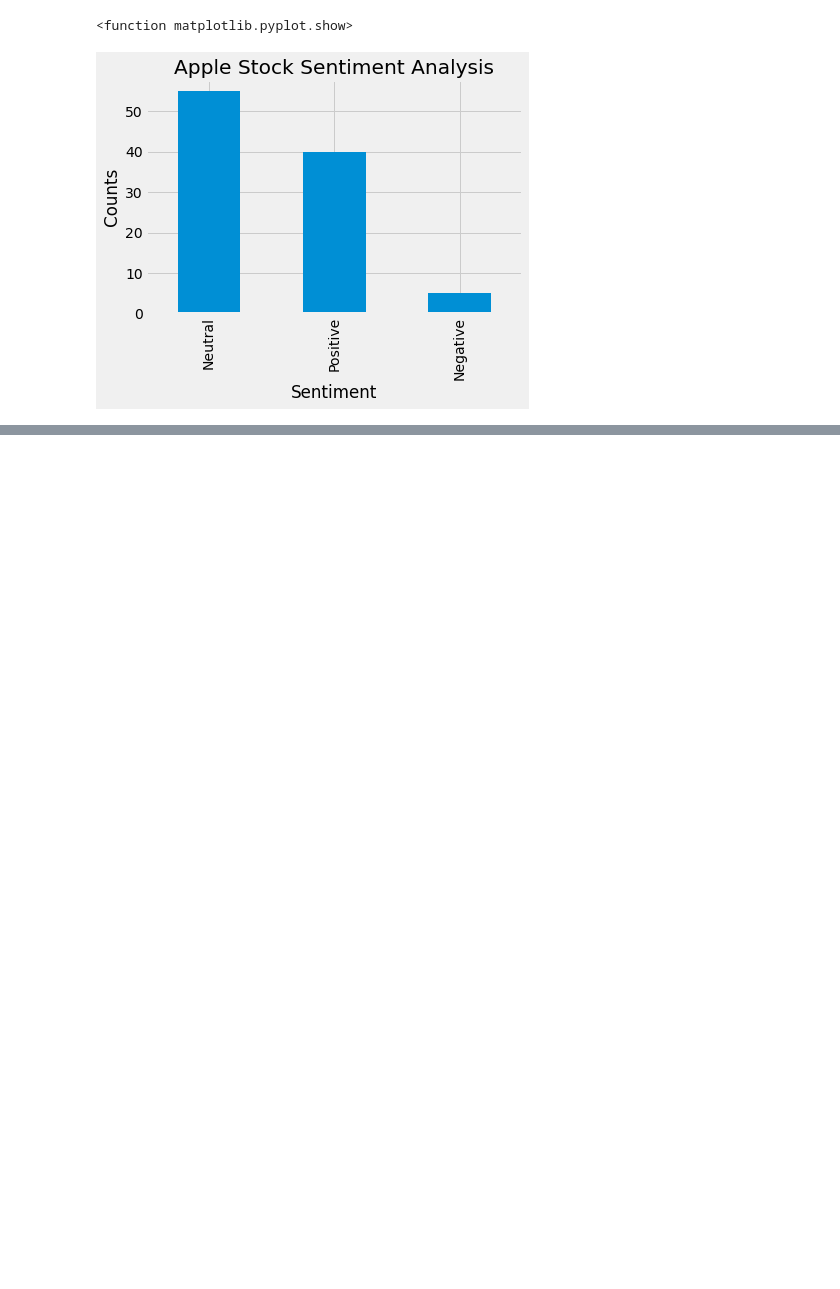
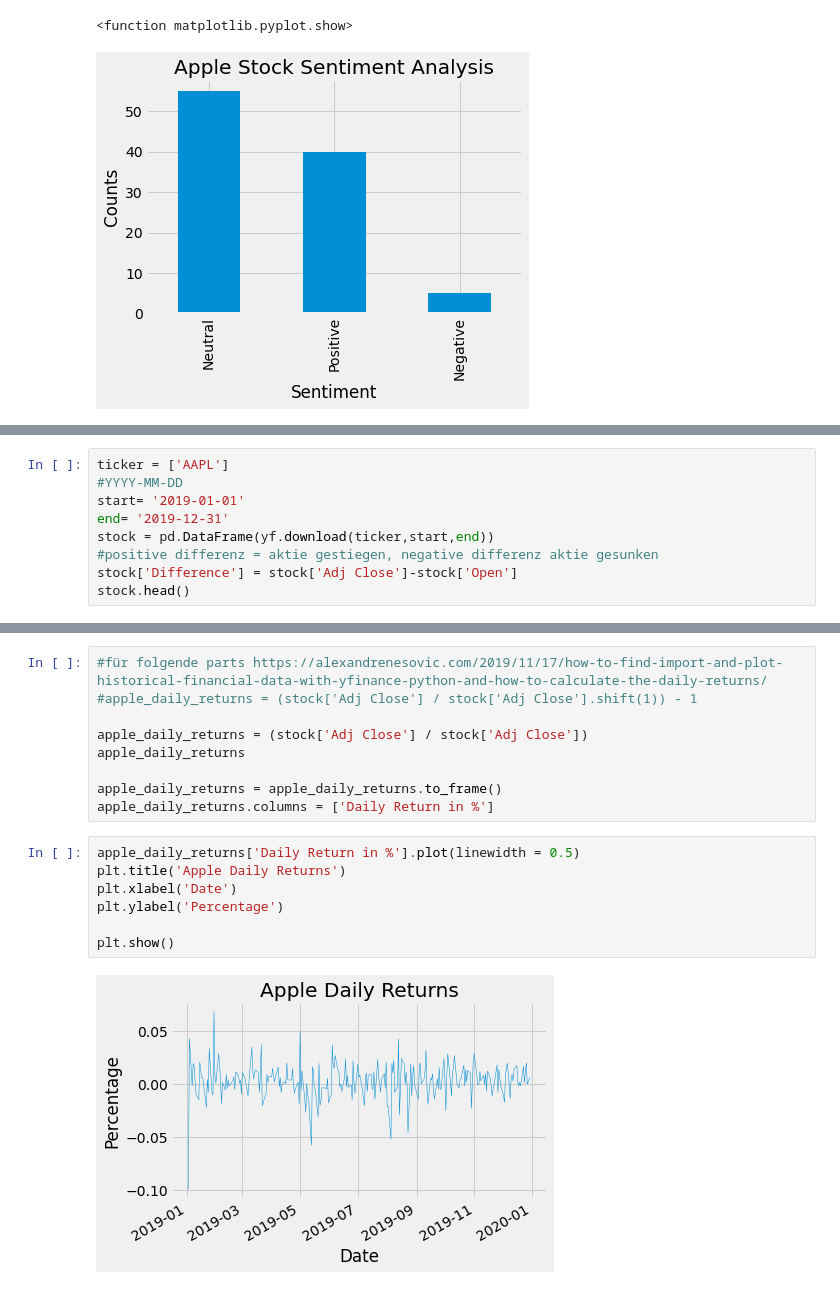
Before and after one commit to marcel1710/TwitterBot, a Jupyter notebook: TwitterBot.ipynb, the cells around one changed output, grey strips where cells are left out. Drawn from its saved outputs; the diff is of its cells as text; blank space fills up the shorter version.

```diff
--- a/TwitterBot.ipynb
+++ b/TwitterBot.ipynb
@@ -282,0 +294,9 @@ print(tweet.text)
+# %%
+ticker = ['AAPL']
+#YYYY-MM-DD
+start= '2019-01-01'
+end= '2019-12-31'
+stock = pd.DataFrame(yf.download(ticker,start,end))
+#positive differenz = aktie gestiegen, negative differenz aktie gesunken
+stock['Difference'] = stock['Adj Close']-stock['Open']
+stock.head()
@@ -282,0 +312,18 @@ print(tweet.text)
+# %%
+#für folgende parts https://alexandrenesovic.com/2019/11/17/how-to-find-import-and-plot-historical-financial-data-with-yfinance-python-and-how-to-calculate-the-daily-returns/
+#apple_daily_returns = (stock['Adj Close'] / stock['Adj Close'].shift(1)) - 1
+
+apple_daily_returns = (stock['Adj Close'] / stock['Adj Close'])
+apple_daily_returns
+
+apple_daily_returns = apple_daily_returns.to_frame()
+apple_daily_returns.columns = ['Daily Return in %']
+# %%
+apple_daily_returns['Daily Return in %'].plot(linewidth = 0.5)
+plt.title('Apple Daily Returns')
+plt.xlabel('Date')
+plt.ylabel('Percentage')
+
+plt.show()
+# %% [output]
+[figure, added]
```
Also changed, not shown: parts of 7 cells of this notebook.
